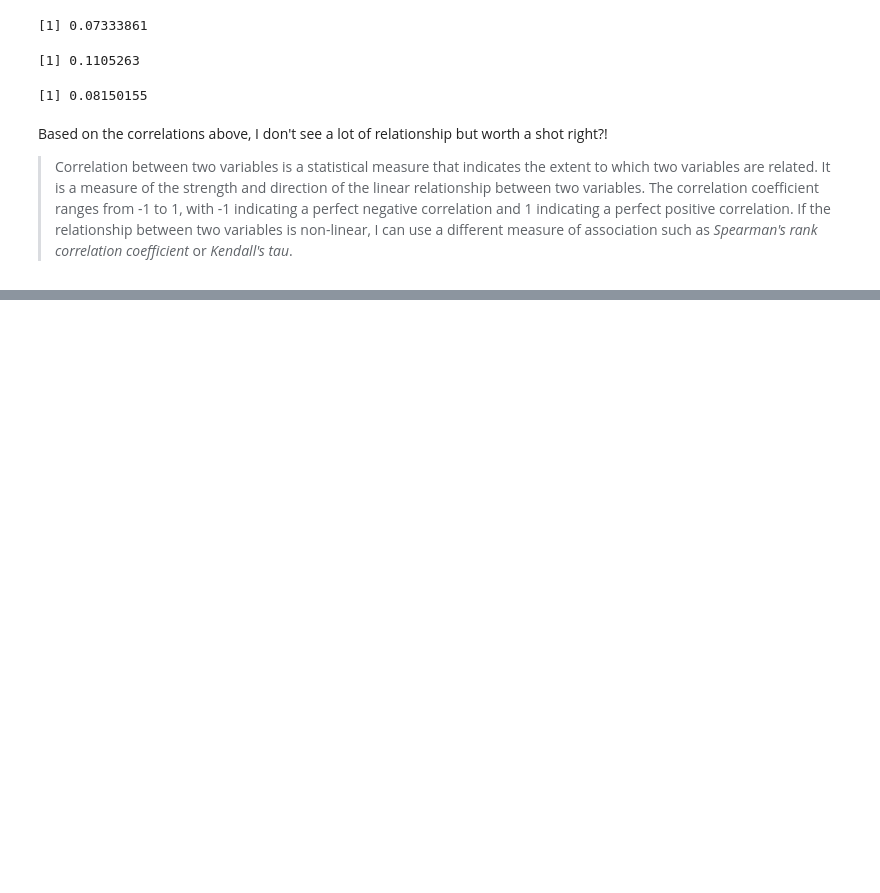
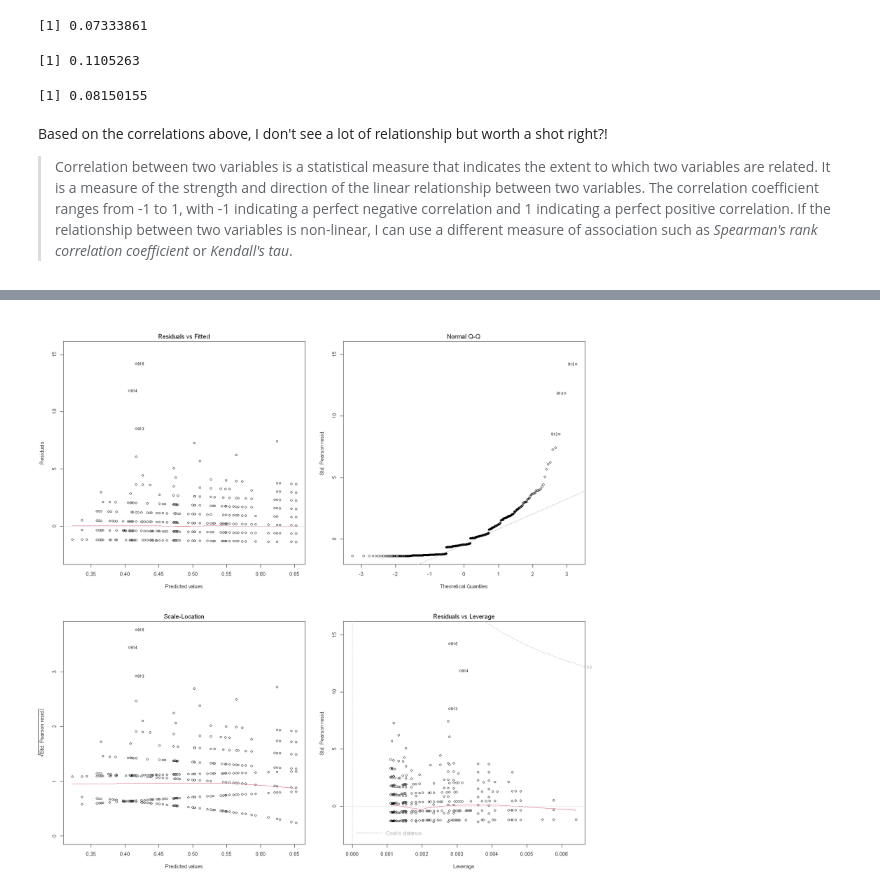
Before and after one commit to gishar/Count-Data-Modeling, a Jupyter notebook: Learning Count Data Modeling.ipynb, the cells around one changed output, grey strips where cells are left out. Saved outputs shown, nothing was run; the diff lists cells and outputs as text; code cells hidden in the pictures; blank space fills up the shorter version.

```diff
--- a/Learning Count Data Modeling.ipynb
+++ b/Learning Count Data Modeling.ipynb
@@ -228,10 +229,11 @@ cor(PhDPublications$articles, PhDPublications$prestige, method = "kendall")
 Based on the correlations above, I don't see a lot of relationship but worth a shot right?!
 > Correlation between two variables is a statistical measure that indicates the extent to which two variables are related. It is a measure of the strength and direction of the linear relationship between two variables. The correlation coefficient ranges from -1 to 1, with -1 indicating a perfect negative correlation and 1 indicating a perfect positive correlation. If the relationship between two variables is non-linear, I can use a different measure of association such as *Spearman's rank correlation coefficient* or *Kendall's tau*.
 # %%
-glm(articles ~ prestige,
-    data = PhDPublications,
-    family = "poisson") %>%
-     summary()
+Poisson.fit1 = glm(articles ~ prestige,
+                   data = PhDPublications,
+                   family = "poisson")
+summary(Poisson.fit1)
+print(describe(Poisson.fit1$residuals))
 # %% [output]
 Call:
 glm(formula = articles ~ prestige, family = "poisson", data = PhDPublications)
@@ -252,0 +263,5 @@ Number of Fisher Scoring iterations: 5
+# %%
+options(repr.plot.width=15, repr.plot.height=15)
+par(mfrow = c(2,2)); plot(Poisson.fit1); par(mfrow = c(1,1))
+# %% [output]
+[figure, added]
```
Also changed, not shown: parts of 10 cells of this notebook, 1 other file.
